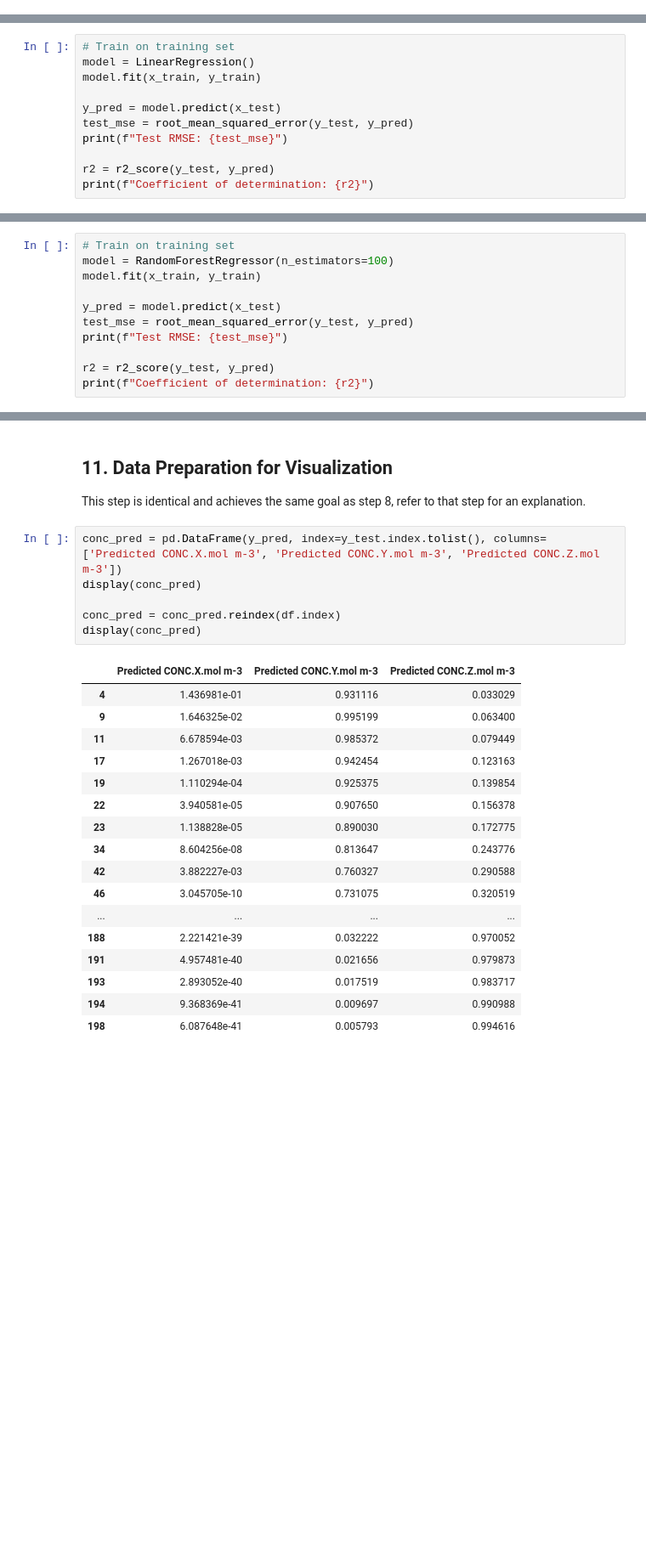
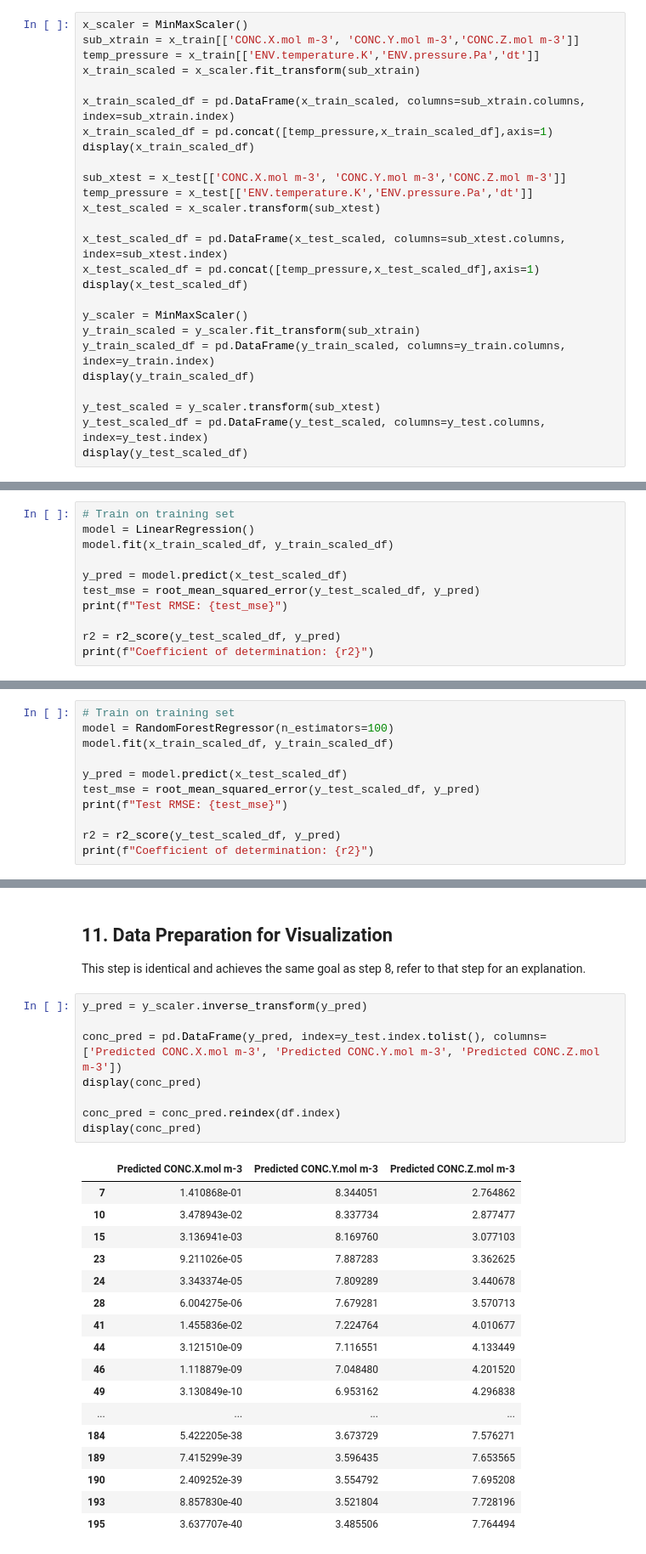
Before and after one commit to NCAR/music-box, a Jupyter notebook: tutorial/4. machine_learning.ipynb, the cells around one changed output, grey strips where cells are left out. Shown: that part at 85% size. Cells and saved outputs as stored; diff of their text form; blank space fills up the shorter version.

```diff
--- a/tutorial/4. machine_learning.ipynb
+++ b/tutorial/4. machine_learning.ipynb
@@ -177,0 +140,26 @@ y_test = y_test.sort_index()
+# %%
+x_scaler = MinMaxScaler()
+sub_xtrain = x_train[['CONC.X.mol m-3', 'CONC.Y.mol m-3','CONC.Z.mol m-3']]
+temp_pressure = x_train[['ENV.temperature.K','ENV.pressure.Pa','dt']]
+x_train_scaled = x_scaler.fit_transform(sub_xtrain)
+
+x_train_scaled_df = pd.DataFrame(x_train_scaled, columns=sub_xtrain.columns, index=sub_xtrain.index)
+x_train_scaled_df = pd.concat([temp_pressure,x_train_scaled_df],axis=1)
+display(x_train_scaled_df)
+
+sub_xtest = x_test[['CONC.X.mol m-3', 'CONC.Y.mol m-3','CONC.Z.mol m-3']]
+temp_pressure = x_test[['ENV.temperature.K','ENV.pressure.Pa','dt']]
+x_test_scaled = x_scaler.transform(sub_xtest)
+
+x_test_scaled_df = pd.DataFrame(x_test_scaled, columns=sub_xtest.columns, index=sub_xtest.index)
+x_test_scaled_df = pd.concat([temp_pressure,x_test_scaled_df],axis=1)
+display(x_test_scaled_df)
+
+y_scaler = MinMaxScaler()
+y_train_scaled = y_scaler.fit_transform(sub_xtrain)
+y_train_scaled_df = pd.DataFrame(y_train_scaled, columns=y_train.columns, index=y_train.index)
+display(y_train_scaled_df)
+
+y_test_scaled = y_scaler.transform(sub_xtest)
+y_test_scaled_df = pd.DataFrame(y_test_scaled, columns=y_test.columns, index=y_test.index)
+display(y_test_scaled_df)
@@ -187,12 +236,12 @@ For example, an R<sup>2</sup> of 0.5 means half of the variation in the dependen
 # %%
 # Train on training set
 model = LinearRegression()
-model.fit(x_train, y_train)
+model.fit(x_train_scaled_df, y_train_scaled_df)
 
-y_pred = model.predict(x_test)
-test_mse = root_mean_squared_error(y_test, y_pred)
+y_pred = model.predict(x_test_scaled_df)
+test_mse = root_mean_squared_error(y_test_scaled_df, y_pred)
 print(f"Test RMSE: {test_mse}")
 
-r2 = r2_score(y_test, y_pred)
+r2 = r2_score(y_test_scaled_df, y_pred)
 print(f"Coefficient of determination: {r2}")
 # %% [output]
@@ -270,12 +323,12 @@ As with the linear regression model, it is fitted based on the training data, ra
 # %%
 # Train on training set
 model = RandomForestRegressor(n_estimators=100)
-model.fit(x_train, y_train)
+model.fit(x_train_scaled_df, y_train_scaled_df)
 
-y_pred = model.predict(x_test)
-test_mse = root_mean_squared_error(y_test, y_pred)
+y_pred = model.predict(x_test_scaled_df)
+test_mse = root_mean_squared_error(y_test_scaled_df, y_pred)
 print(f"Test RMSE: {test_mse}")
 
-r2 = r2_score(y_test, y_pred)
+r2 = r2_score(y_test_scaled_df, y_pred)
 print(f"Coefficient of determination: {r2}")
 # %% [output]
@@ -286,29 +339,31 @@ Coefficient of determination: 0.9988220102085813
 
 This step is identical and achieves the same goal as step 8, refer to that step for an explanation.
 # %%
+y_pred = y_scaler.inverse_transform(y_pred)
+
 conc_pred = pd.DataFrame(y_pred, index=y_test.index.tolist(), columns=['Predicted CONC.X.mol m-3', 'Predicted CONC.Y.mol m-3', 'Predicted CONC.Z.mol m-3'])
 display(conc_pred)
 
 conc_pred = conc_pred.reindex(df.index)
 display(conc_pred)
 # %% [output]
 |  | Predicted CONC.X.mol m-3 | Predicted CONC.Y.mol m-3 | Predicted CONC.Z.mol m-3 |
-| 4 | 1.436981e-01 | 0.931116 | 0.033029 |
-| 9 | 1.646325e-02 | 0.995199 | 0.063400 |
-| 11 | 6.678594e-03 | 0.985372 | 0.079449 |
-| 17 | 1.267018e-03 | 0.942454 | 0.123163 |
-| 19 | 1.110294e-04 | 0.925375 | 0.139854 |
-| 22 | 3.940581e-05 | 0.907650 | 0.156378 |
-| 23 | 1.138828e-05 | 0.890030 | 0.172775 |
-| 34 | 8.604256e-08 | 0.813647 | 0.243776 |
-| 42 | 3.882227e-03 | 0.760327 | 0.290588 |
-| 46 | 3.045705e-10 | 0.731075 | 0.320519 |
+| 7 | 1.410868e-01 | 8.344051 | 2.764862 |
+| 10 | 3.478943e-02 | 8.337734 | 2.877477 |
+| 15 | 3.136941e-03 | 8.169760 | 3.077103 |
+| 23 | 9.211026e-05 | 7.887283 | 3.362625 |
+| 24 | 3.343374e-05 | 7.809289 | 3.440678 |
+| 28 | 6.004275e-06 | 7.679281 | 3.570713 |
+| 41 | 1.455836e-02 | 7.224764 | 4.010677 |
+| 44 | 3.121510e-09 | 7.116551 | 4.133449 |
+| 46 | 1.118879e-09 | 7.048480 | 4.201520 |
+| 49 | 3.130849e-10 | 6.953162 | 4.296838 |
 | ... | ... | ... | ... |
-| 188 | 2.221421e-39 | 0.032222 | 0.970052 |
-| 191 | 4.957481e-40 | 0.021656 | 0.979873 |
-| 193 | 2.893052e-40 | 0.017519 | 0.983717 |
-| 194 | 9.368369e-41 | 0.009697 | 0.990988 |
-| 198 | 6.087648e-41 | 0.005793 | 0.994616 |
+| 184 | 5.422205e-38 | 3.673729 | 7.576271 |
+| 189 | 7.415299e-39 | 3.596435 | 7.653565 |
+| 190 | 2.409252e-39 | 3.554792 | 7.695208 |
+| 193 | 8.857830e-40 | 3.521804 | 7.728196 |
+| 195 | 3.637707e-40 | 3.485506 | 7.764494 |
 |  | Predicted CONC.X.mol m-3 | Predicted CONC.Y.mol m-3 | Predicted CONC.Z.mol m-3 |
 | 0 | NaN | NaN | NaN |
 | 1 | NaN | NaN | NaN |
```
Also changed, not shown: parts of 15 cells of this notebook.
